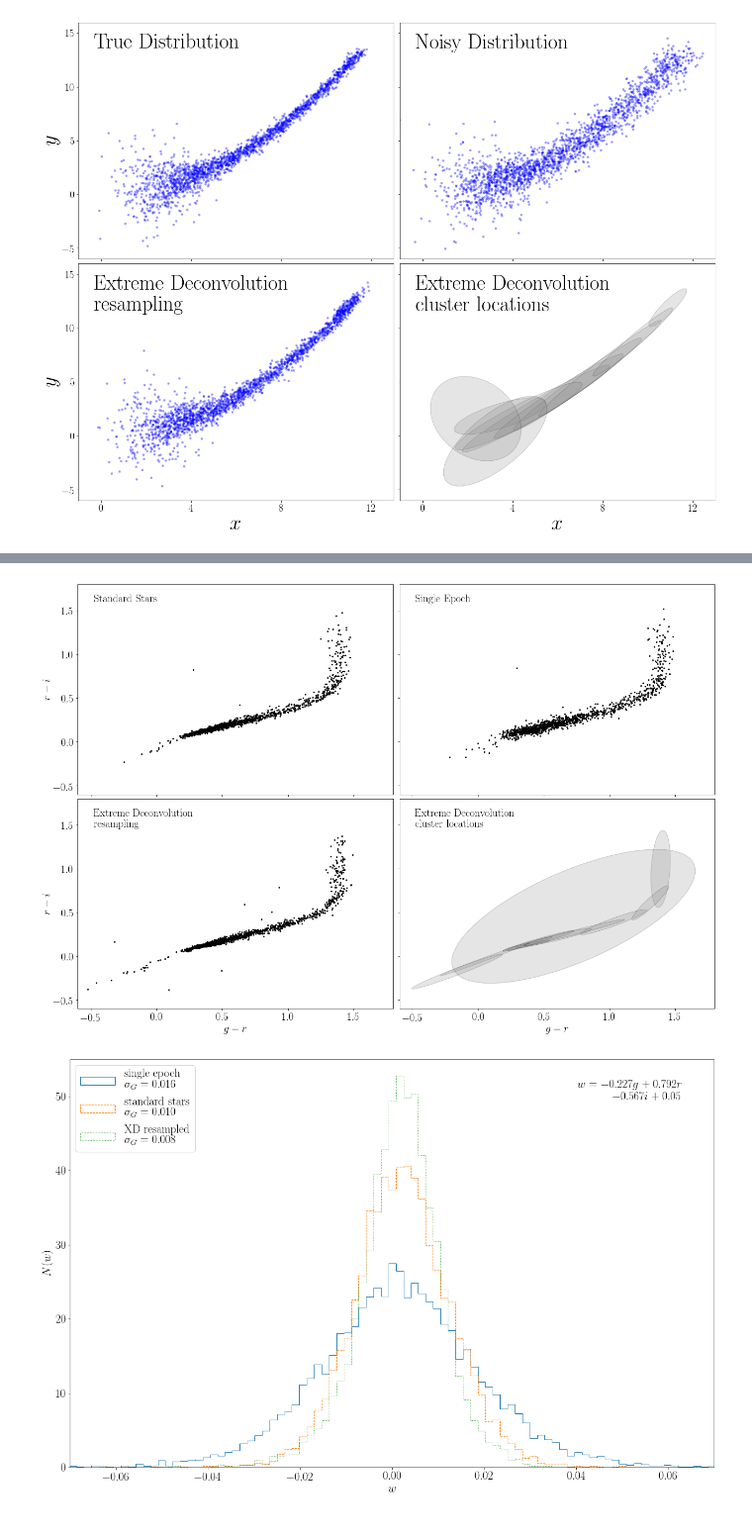
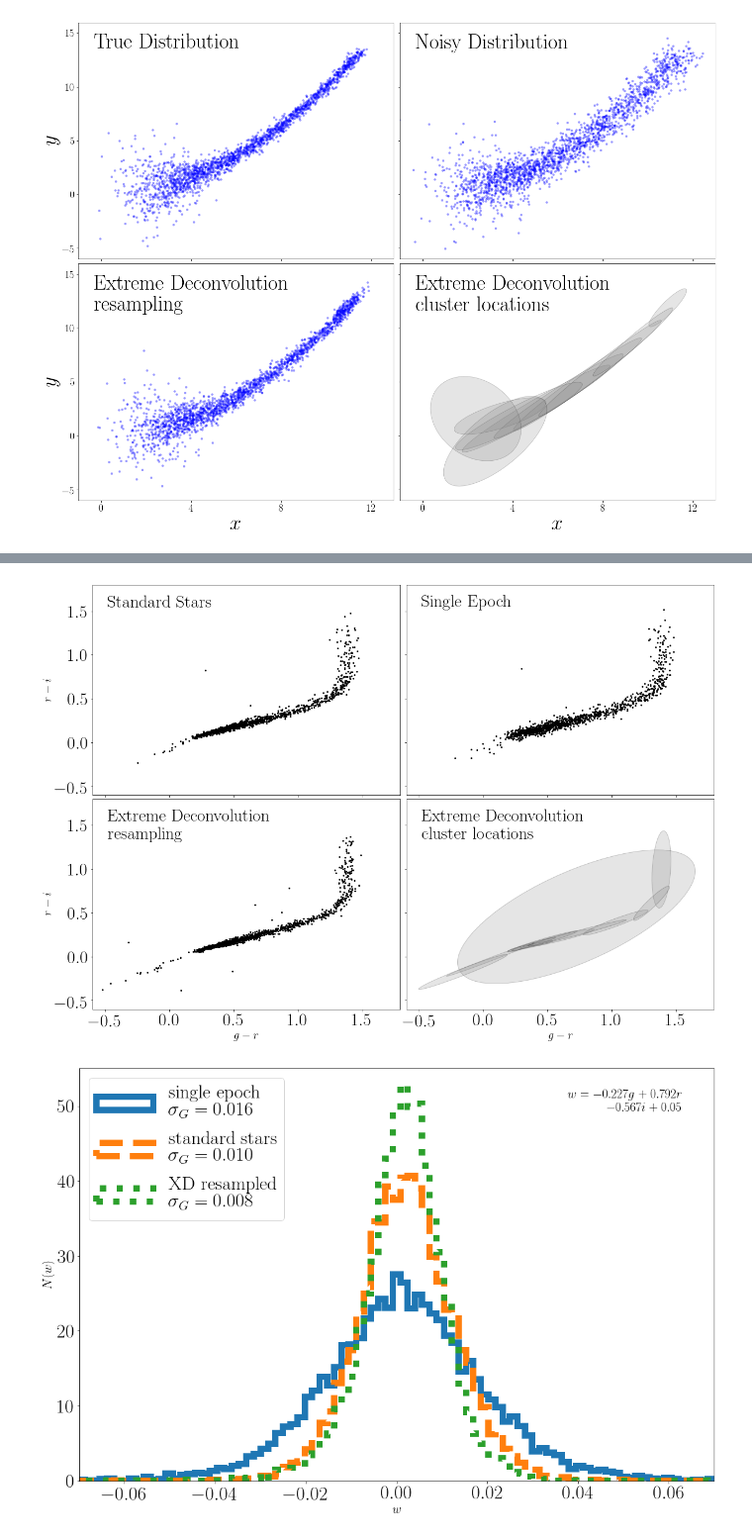
Before and after one commit to UA-ast502-2017/classnotebooks, a Jupyter notebook: lectures/ast502-lecture10.ipynb, the cells around one changed output, grey strips where cells are left out. Shown: that part at 99% size. Saved outputs shown, nothing was run; the diff lists cells and outputs as text; code cells hidden in the pictures.

```diff
--- a/lectures/ast502-lecture10.ipynb
+++ b/lectures/ast502-lecture10.ipynb
@@ -450,7 +482,7 @@ from astroML.stats import sigmaG
 # result in an error if LaTeX is not installed on your system.  In that case,
 # you can set usetex to False.
 from astroML.plotting import setup_text_plots
-setup_text_plots(fontsize=20, usetex=True)
+setup_text_plots(fontsize=30, usetex=True)
 
 #------------------------------------------------------------
 # define u-g-r-i-z extinction from Berry et al, arXiv 1111.4985
@@ -572,7 +604,7 @@ X_sample = clf.sample(X.shape[0])
 
 #------------------------------------------------------------
 # plot the results
-fig = plt.figure(figsize=(20, 13))
+fig = plt.figure(figsize=(18, 12))
 fig.subplots_adjust(left=0.12, right=0.95,
                     bottom=0.1, top=0.95,
                     wspace=0.02, hspace=0.02)
@@ -610,16 +642,16 @@ for i in range(4):
     if i in (0, 1):
         ax[i].xaxis.set_major_formatter(plt.NullFormatter())
     else:
-        ax[i].set_xlabel('$g-r$')
+        ax[i].set_xlabel('$g-r$',fontsize=20)
 
     if i in (1, 3):
         ax[i].yaxis.set_major_formatter(plt.NullFormatter())
     else:
-        ax[i].set_ylabel('$r-i$')
+        ax[i].set_ylabel('$r-i$',fontsize=20)
 
 #------------------------------------------------------------
 # Second figure: the width of the locus
-fig = plt.figure(figsize=(20, 13))
+fig = plt.figure(figsize=(18, 12))
 ax = fig.add_subplot(111)
 
 labels = ['single epoch', 'standard stars', 'XD resampled']
@@ -643,17 +675,17 @@ for data, label, ls in zip((X, Y, X_sample), labels, linestyles):
 
     ax.hist(w, bins=np.linspace(-0.08, 0.08, 100), linestyle=ls,
             histtype='step', label=label + '\n\t' + r'$\sigma_G=%.3f$' % sigma,
-            normed=True)
+            normed=True,lw=10)
 
 ax.legend(loc=2)
 ax.text(0.95, 0.95, '$w = -0.227g + 0.792r$\n$ - 0.567i + 0.05$',
-        transform=ax.transAxes, ha='right', va='top')
+        transform=ax.transAxes, ha='right', va='top',fontsize=20)
 
 ax.set_xlim(-0.07, 0.07)
 ax.set_ylim(0, 55)
 
-ax.set_xlabel('$w$')
-ax.set_ylabel('$N(w)$')
+ax.set_xlabel('$w$',fontsize=20)
+ax.set_ylabel('$N(w)$',fontsize=20)
 
 plt.show()
 # %% [output]
@@ -677,4 +696,4 @@ size after crossmatch: (12313, 5)
-[figure, old version]
+[figure, new version]
-[figure, old version]
+[figure, new version]
 # %%
 faster version: note:https://github.com/astroML/astroML/issues/50
```
Also changed, not shown: parts of 8 cells of this notebook.
